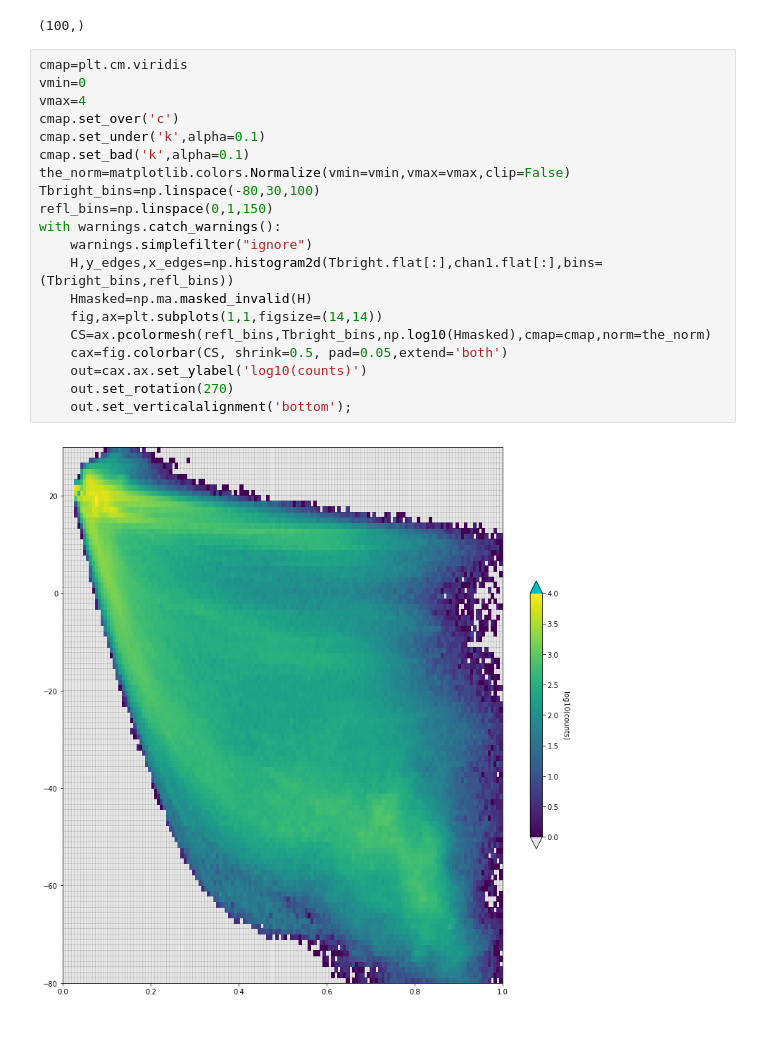
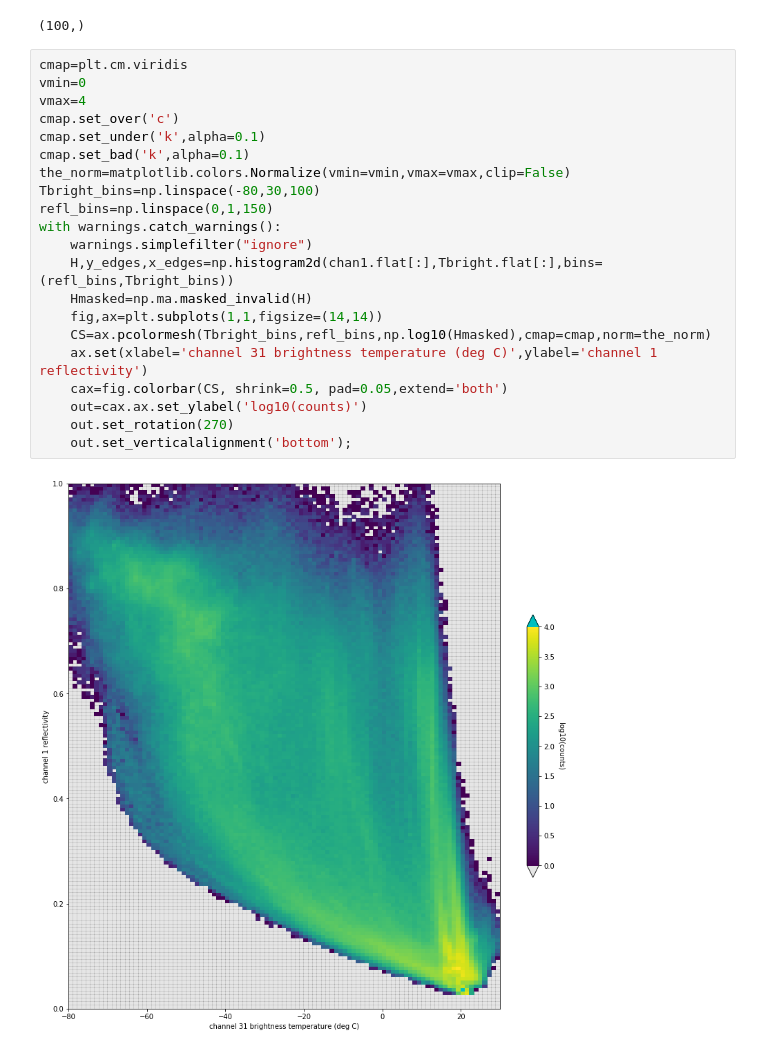
Before and after one commit to phaustin/e582, a Jupyter notebook: notebooks/hist2d_problem.ipynb, the cells around one changed output. Drawn from its saved outputs; the diff is of its cells as text.

```diff
--- a/notebooks/hist2d_problem.ipynb
+++ b/notebooks/hist2d_problem.ipynb
@@ -131,22 +131,23 @@ Tbright_bins.shape
 # %%
 cmap=plt.cm.viridis
 vmin=0
 vmax=4
 cmap.set_over('c')
 cmap.set_under('k',alpha=0.1)
 cmap.set_bad('k',alpha=0.1)
 the_norm=matplotlib.colors.Normalize(vmin=vmin,vmax=vmax,clip=False)
 Tbright_bins=np.linspace(-80,30,100)
 refl_bins=np.linspace(0,1,150)
 with warnings.catch_warnings():
     warnings.simplefilter("ignore")
-    H,y_edges,x_edges=np.histogram2d(Tbright.flat[:],chan1.flat[:],bins=(Tbright_bins,refl_bins))
+    H,y_edges,x_edges=np.histogram2d(chan1.flat[:],Tbright.flat[:],bins=(refl_bins,Tbright_bins))
     Hmasked=np.ma.masked_invalid(H)
     fig,ax=plt.subplots(1,1,figsize=(14,14))
-    CS=ax.pcolormesh(refl_bins,Tbright_bins,np.log10(Hmasked),cmap=cmap,norm=the_norm)
+    CS=ax.pcolormesh(Tbright_bins,refl_bins,np.log10(Hmasked),cmap=cmap,norm=the_norm)
+    ax.set(xlabel='channel 31 brightness temperature (deg C)',ylabel='channel 1 reflectivity')
     cax=fig.colorbar(CS, shrink=0.5, pad=0.05,extend='both')
     out=cax.ax.set_ylabel('log10(counts)')
     out.set_rotation(270)
     out.set_verticalalignment('bottom');
 # %% [output]
-[figure, old version]
+[figure, new version]
```
